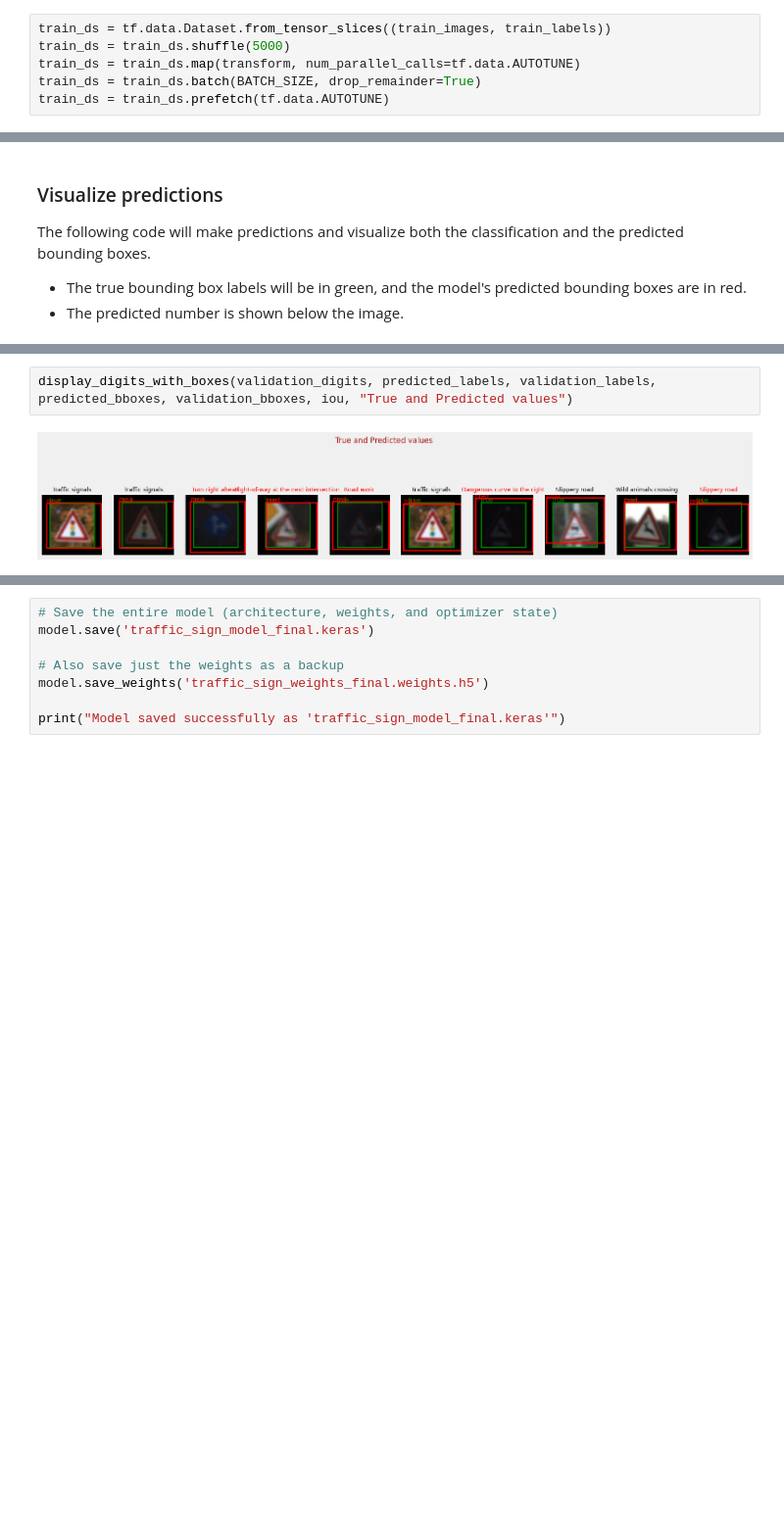
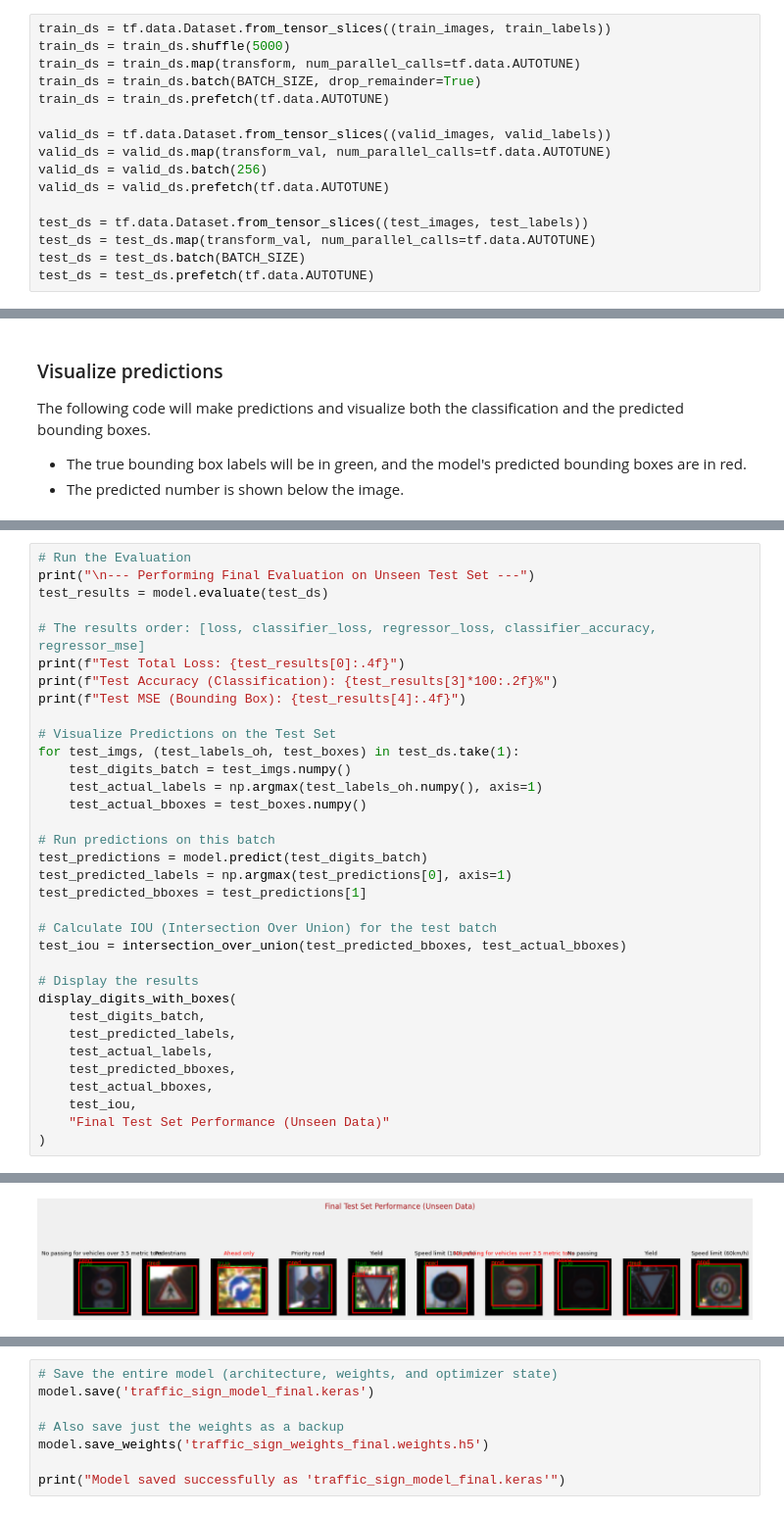
Before and after one commit to alvaroocaa/Project-1-ADLM, a Jupyter notebook: P1.ipynb, the cells around one changed output, grey strips where cells are left out. Shown at 98% size. Cells and saved outputs as stored; diff of their text form; blank space fills up the shorter version.

```diff
--- a/P1.ipynb
+++ b/P1.ipynb
@@ -103,4 +115,14 @@ train_ds = train_ds.shuffle(5000)
 train_ds = train_ds.map(transform, num_parallel_calls=tf.data.AUTOTUNE)
 train_ds = train_ds.batch(BATCH_SIZE, drop_remainder=True)
 train_ds = train_ds.prefetch(tf.data.AUTOTUNE)
+
+valid_ds = tf.data.Dataset.from_tensor_slices((valid_images, valid_labels))
+valid_ds = valid_ds.map(transform_val, num_parallel_calls=tf.data.AUTOTUNE)
+valid_ds = valid_ds.batch(256)
+valid_ds = valid_ds.prefetch(tf.data.AUTOTUNE)
+
+test_ds = tf.data.Dataset.from_tensor_slices((test_images, test_labels))
+test_ds = test_ds.map(transform_val, num_parallel_calls=tf.data.AUTOTUNE)
+test_ds = test_ds.batch(BATCH_SIZE)
+test_ds = test_ds.prefetch(tf.data.AUTOTUNE)
 # %% [output]
@@ -623,4 +692,35 @@ Number of predictions where iou < threshold(0.4): 0
-# %%
-display_digits_with_boxes(validation_digits, predicted_labels, validation_labels, predicted_bboxes, validation_bboxes, iou, "True and Predicted values")
-# %% [output]
-[figure, removed]
+# %%
+# Run the Evaluation
+print("\n--- Performing Final Evaluation on Unseen Test Set ---")
+test_results = model.evaluate(test_ds)
+
+# The results order: [loss, classifier_loss, regressor_loss, classifier_accuracy, regressor_mse]
+print(f"Test Total Loss: {test_results[0]:.4f}")
+print(f"Test Accuracy (Classification): {test_results[3]*100:.2f}%")
+print(f"Test MSE (Bounding Box): {test_results[4]:.4f}")
+
+# Visualize Predictions on the Test Set
+for test_imgs, (test_labels_oh, test_boxes) in test_ds.take(1):
+    test_digits_batch = test_imgs.numpy()
+    test_actual_labels = np.argmax(test_labels_oh.numpy(), axis=1)
+    test_actual_bboxes = test_boxes.numpy()
+
+# Run predictions on this batch
+test_predictions = model.predict(test_digits_batch)
+test_predicted_labels = np.argmax(test_predictions[0], axis=1)
+test_predicted_bboxes = test_predictions[1]
+
+# Calculate IOU (Intersection Over Union) for the test batch
+test_iou = intersection_over_union(test_predicted_bboxes, test_actual_bboxes)
+
+# Display the results
+display_digits_with_boxes(
+    test_digits_batch,
+    test_predicted_labels,
+    test_actual_labels,
+    test_predicted_bboxes,
+    test_actual_bboxes,
+    test_iou,
+    "Final Test Set Performance (Unseen Data)"
+)
+# %% [output]
@@ -626,0 +734 @@ display_digits_with_boxes(validation_digits, predicted_labels, validation_labels
+[figure, added]
```
Also changed, not shown: parts of 33 cells of this notebook, 4 other files.
